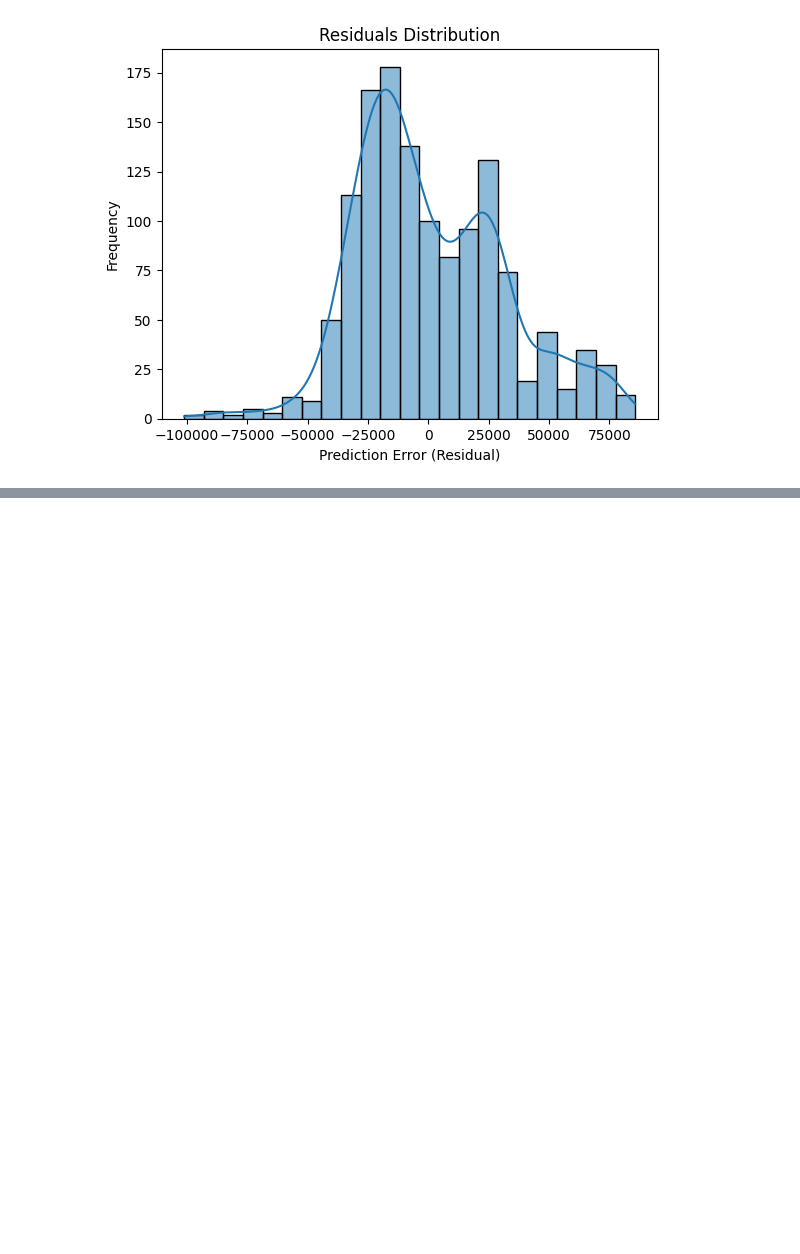
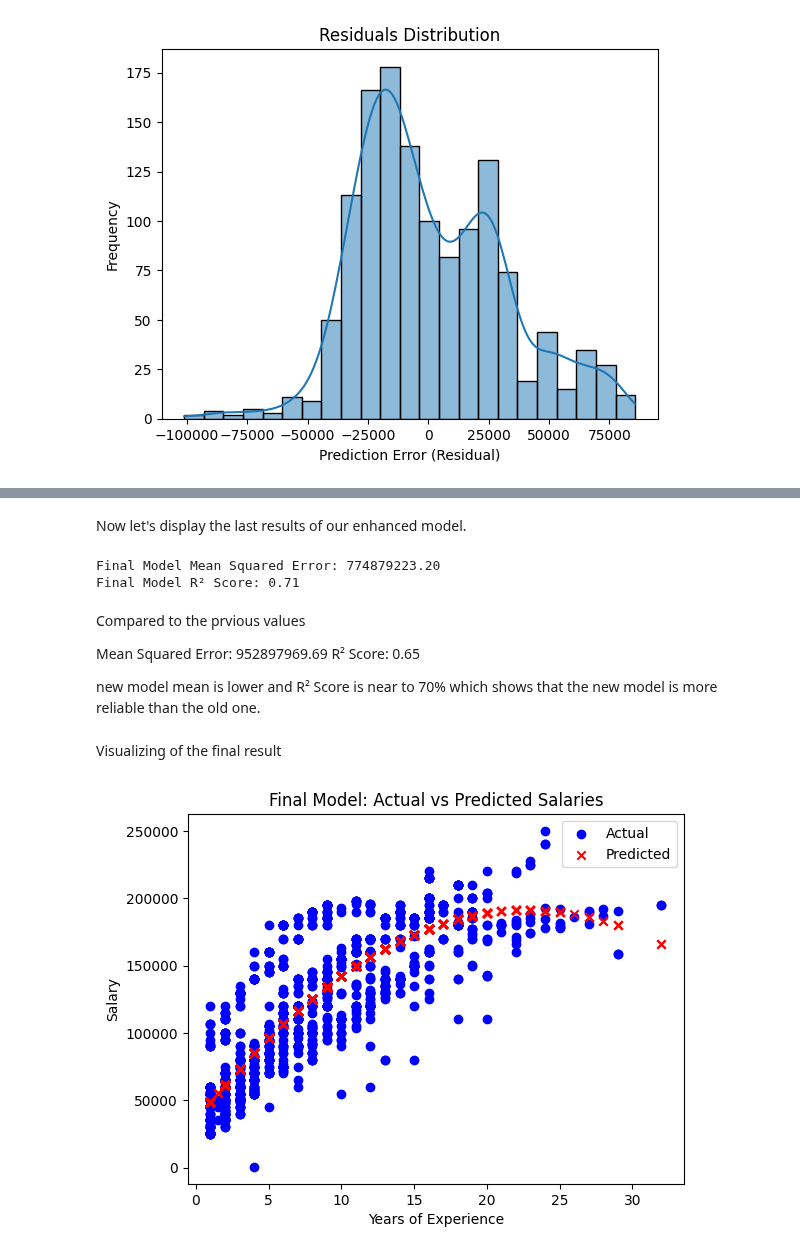
Before and after one commit to Suraweera1235/CS_Group_09_Salary_prediction, a Jupyter notebook: notebooks/Nidhyana_FC110561/Lasso_regression.ipynb, the cells around one changed output, grey strips where cells are left out. Drawn from its saved outputs; the diff is of its cells as text; code cells hidden in the pictures; blank space fills up the shorter version.

```diff
--- a/notebooks/Nidhyana_FC110561/Lasso_regression.ipynb
+++ b/notebooks/Nidhyana_FC110561/Lasso_regression.ipynb
@@ -243,0 +267,24 @@ plt.show()
+# %%
+from sklearn.model_selection import GridSearchCV
+from sklearn.linear_model import Lasso
+from sklearn.preprocessing import PolynomialFeatures
+from sklearn.pipeline import Pipeline
+
+# Build a pipeline: poly features → scale → Lasso
+pipeline = Pipeline([
+    ('poly', PolynomialFeatures(include_bias=False)),
+    ('scaler', StandardScaler()),
+    ('lasso', Lasso(max_iter=10000))
+])
+
+# Define grid search parameters
+param_grid = {
+    'poly__degree': [1, 2],  # Degree 1 (linear), 2 (quadratic)
+    'lasso__alpha': [0.001, 0.01, 0.1, 1.0]
+}
+
+# Grid search with 5-fold cross-validation
+grid_search = GridSearchCV(pipeline, param_grid, cv=5, scoring='r2')
+grid_search.fit(X, y)
+
+print("Best Parameters:", grid_search.best_params_)
@@ -243,0 +295,45 @@ plt.show()
+# %%
+# Reuse the best model
+best_model = grid_search.best_estimator_
+
+# Split data again
+from sklearn.model_selection import train_test_split
+X_train, X_test, y_train, y_test = train_test_split(X, y, test_size=0.2, random_state=42)
+
+# Fit model
+best_model.fit(X_train, y_train)
+
+# Predict
+y_pred = best_model.predict(X_test)
+# %% [markdown]
+Now let's display the last results of our enhanced model.
+# %%
+from sklearn.metrics import mean_squared_error, r2_score
+
+mse = mean_squared_error(y_test, y_pred)
+r2 = r2_score(y_test, y_pred)
+
+print(f"Final Model Mean Squared Error: {mse:.2f}")
+print(f"Final Model R² Score: {r2:.2f}")
+# %% [output]
+Final Model Mean Squared Error: 774879223.20
+Final Model R² Score: 0.71
+# %% [markdown]
+Compared to the prvious values
+
+Mean Squared Error: 952897969.69
+R² Score: 0.65
+
+new model mean is lower and R² Score is near to 70% which shows that the new model is more reliable than the old one.
+# %% [markdown]
+Visualizing of the final result
+# %%
+plt.scatter(X_test["Years of Experience"], y_test, color='blue', label='Actual')
+plt.scatter(X_test["Years of Experience"], y_pred, color='red', label='Predicted', marker='x')
+plt.title("Final Model: Actual vs Predicted Salaries")
+plt.xlabel("Years of Experience")
+plt.ylabel("Salary")
+plt.legend()
+plt.show()
+# %% [output]
+[figure, added]
```
Also changed, not shown: parts of 6 cells of this notebook.
